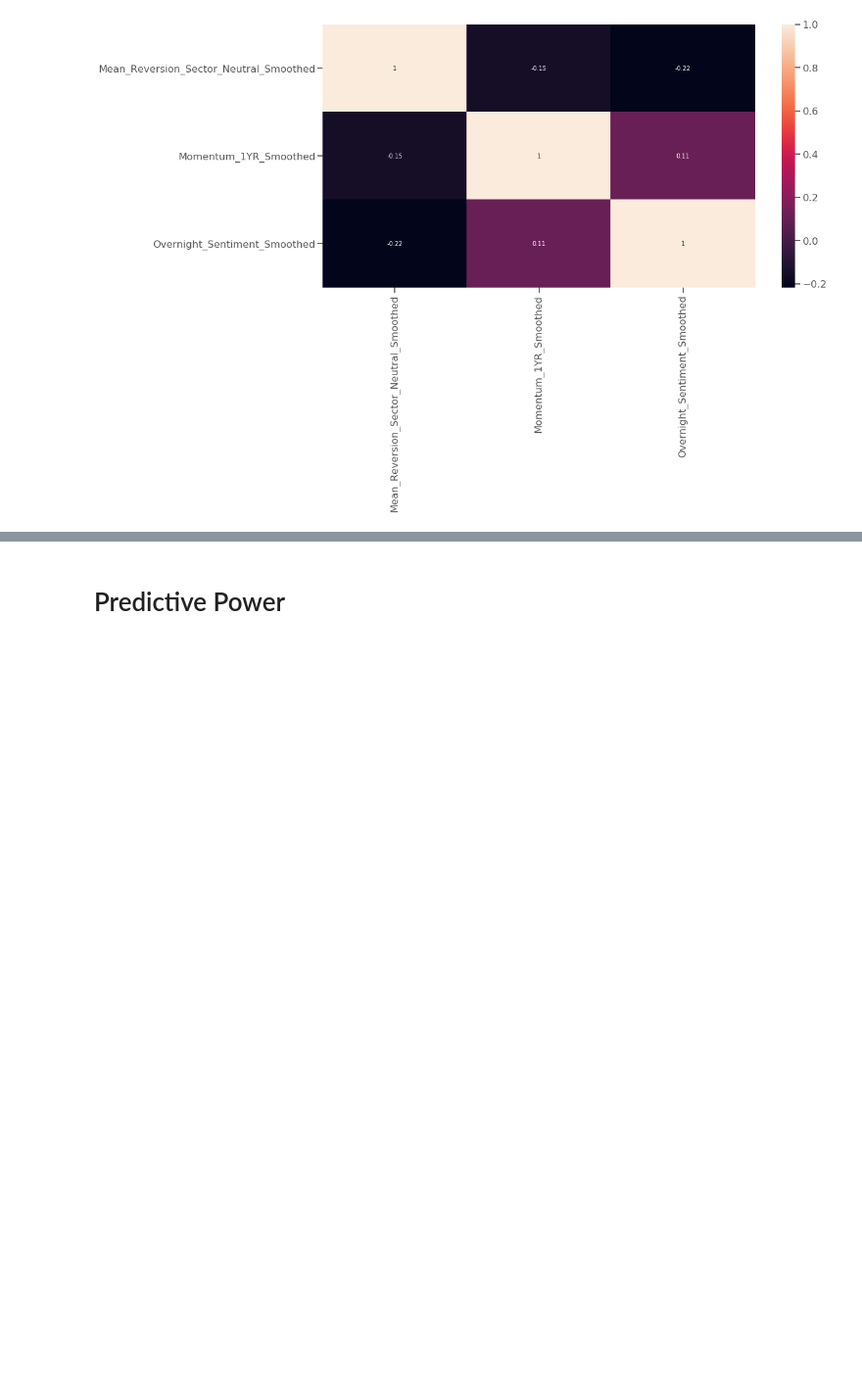
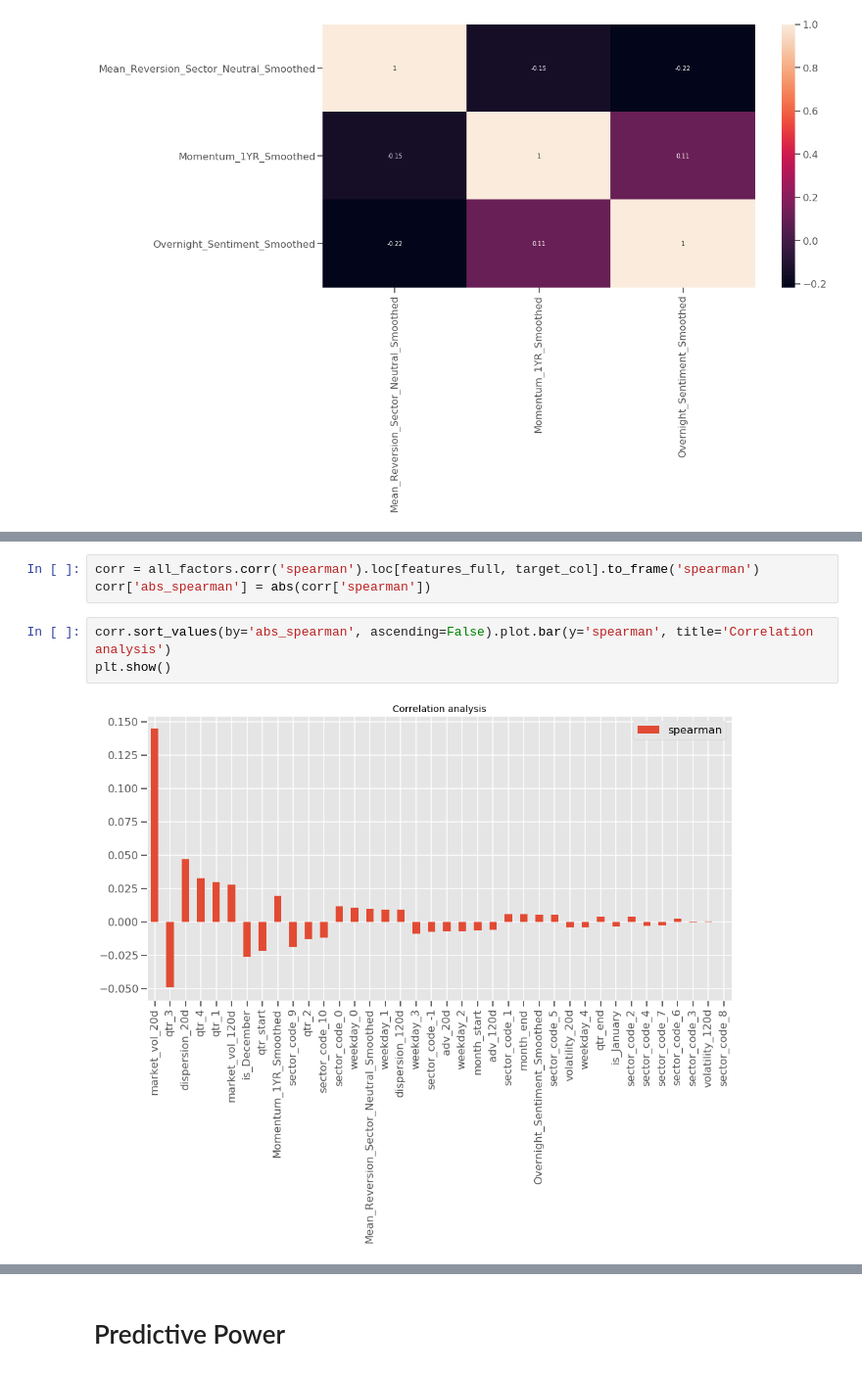
Before and after one commit to manualrg/dslab-ai-for-trading, a Jupyter notebook: notebooks/03_ml_models/01_mlmod_eda.ipynb, the cells around one changed output, grey strips where cells are left out. Shown at 98% size. Drawn from its saved outputs; the diff is of its cells as text; blank space fills up the shorter version.

```diff
--- a/notebooks/03_ml_models/01_mlmod_eda.ipynb
+++ b/notebooks/03_ml_models/01_mlmod_eda.ipynb
@@ -39,0 +84,8 @@ plt.show()
+# %%
+corr = all_factors.corr('spearman').loc[features_full, target_col].to_frame('spearman')
+corr['abs_spearman'] = abs(corr['spearman'])
+# %%
+corr.sort_values(by='abs_spearman', ascending=False).plot.bar(y='spearman', title='Correlation analysis')
+plt.show()
+# %% [output]
+[figure, added]
```
Also changed, not shown: parts of 44 cells of this notebook, 1 other file.
